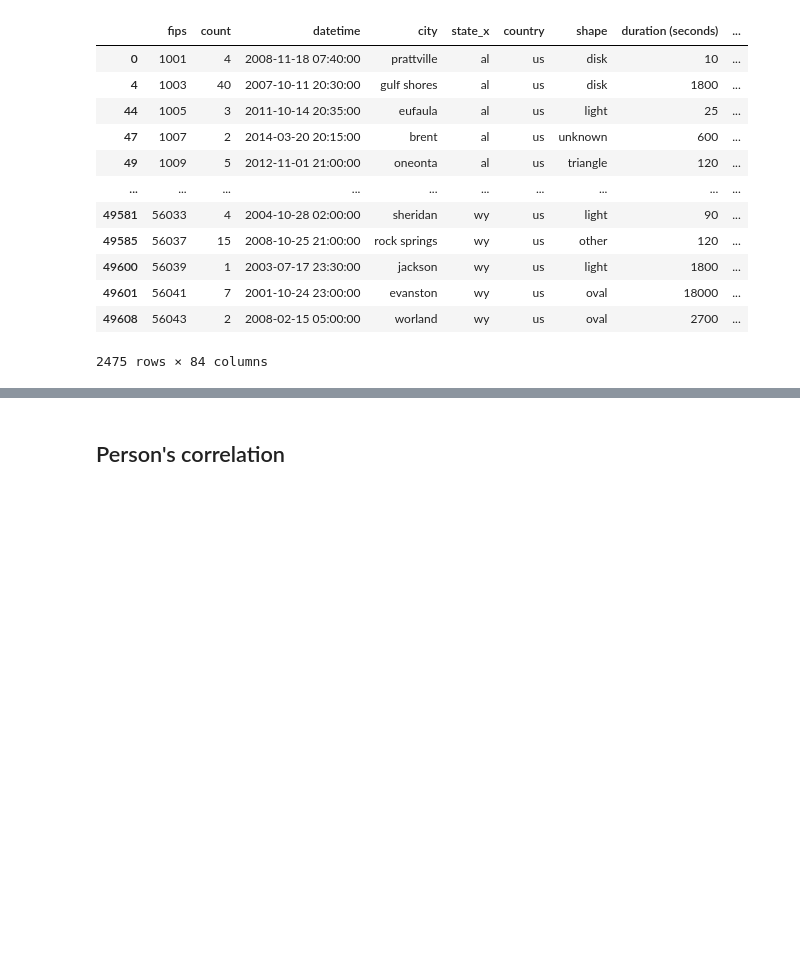
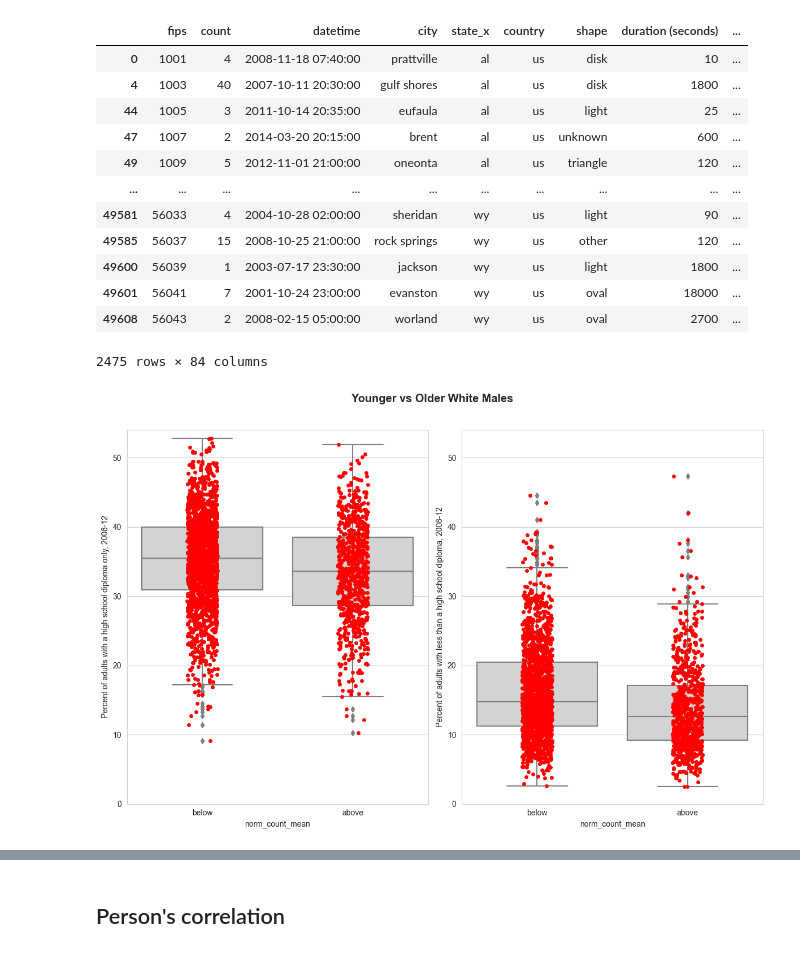
Before and after one commit to maxsohl/GSB521FinalProj, a Jupyter notebook: I see Allens Final Proj.ipynb, the cells around one changed output, grey strips where cells are left out. Cells and saved outputs as stored; diff of their text form; code cells hidden in the pictures; blank space fills up the shorter version.

```diff
--- a/I see Allens Final Proj.ipynb
+++ b/I see Allens Final Proj.ipynb
@@ -391,6 +391,32 @@ county_count_merged_df
 | 49601 | 56041 | 7 | 2001-10-24 23:00:00 | evanston | wy | us | oval | 18000 | ... |
 | 49608 | 56043 | 2 | 2008-02-15 05:00:00 | worland | wy | us | oval | 2700 | ... |
 2475 rows × 84 columns
+# %%
+# figure size
+fig, axes = plt.subplots(1, 2, figsize=(12, 8))
+
+# boxplot
+sns.boxplot(x="norm_count_mean", y="Percent of adults with less than a high school diploma, 2008-12", data=county_count_merged_df, color="lightgray", ax=axes[1]).set_ylim(6,25)
+sns.boxplot(x="norm_count_mean", y="Percent of adults with a high school diploma only, 2008-12", data=county_count_merged_df, color="lightgray", ax=axes[0]).set_ylim(6,25)
+
+
+# setting color for jitter and grid
+colors = ["red", "dodgerblue"]
+sns.set_palette(colors)
+sns.set_style("whitegrid")
+
+# jitter plot / stripplot
+sns.stripplot(x="norm_count_mean", y="Percent of adults with less than a high school diploma, 2008-12", data=county_count_merged_df, ax=axes[1]).set_ylim(0,54)
+sns.stripplot(x="norm_count_mean", y="Percent of adults with a high school diploma only, 2008-12", data=county_count_merged_df, ax=axes[0]).set_ylim(0,54)
+
+
+# showing the graph
+fig.tight_layout()
+fig.suptitle("Younger vs Older White Males", fontsize = 'x-large', fontweight = 'bold' )
+fig.subplots_adjust(top = 0.9)
+plt.show()
+# %% [output]
+[figure, added]
 # %%
 # figure size
 fig, axes = plt.subplots(1, 2, figsize=(12, 8))
```
Also changed, not shown: parts of 7 cells of this notebook.
